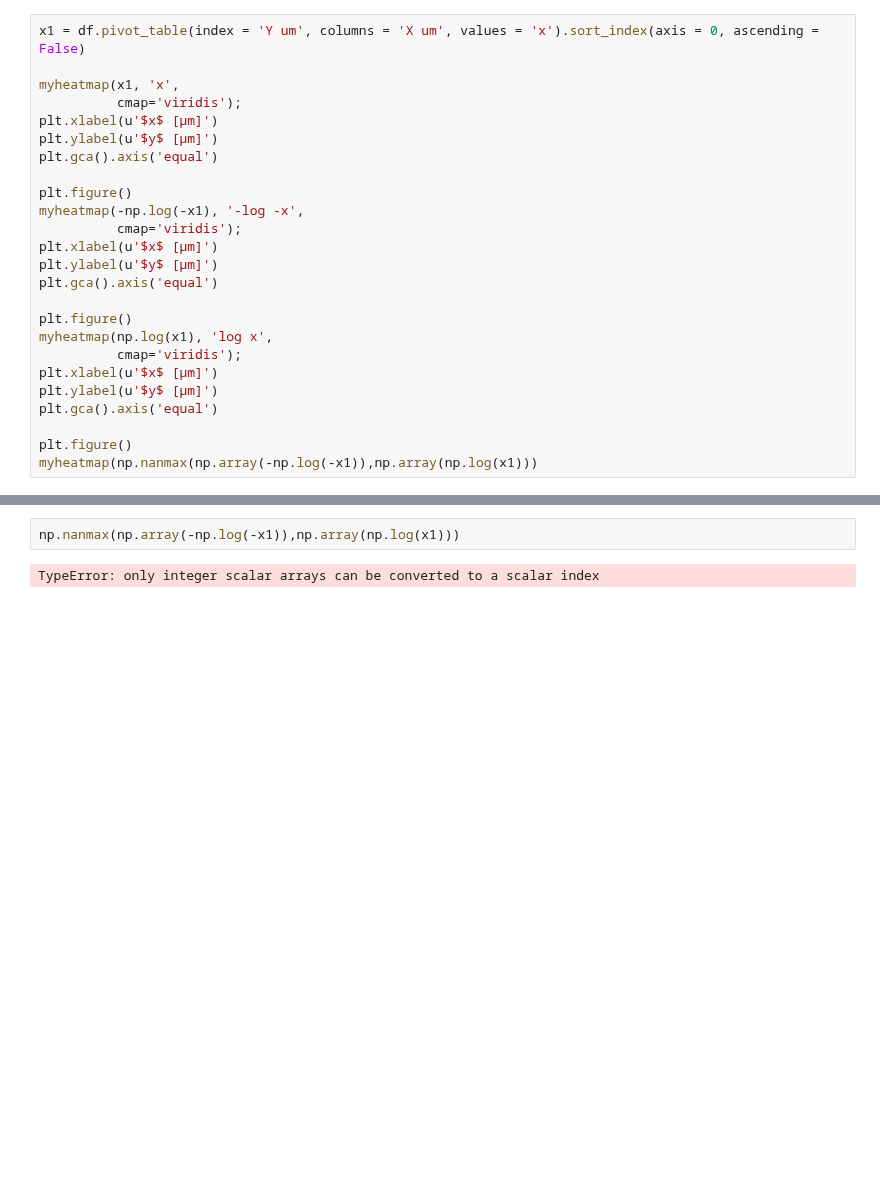
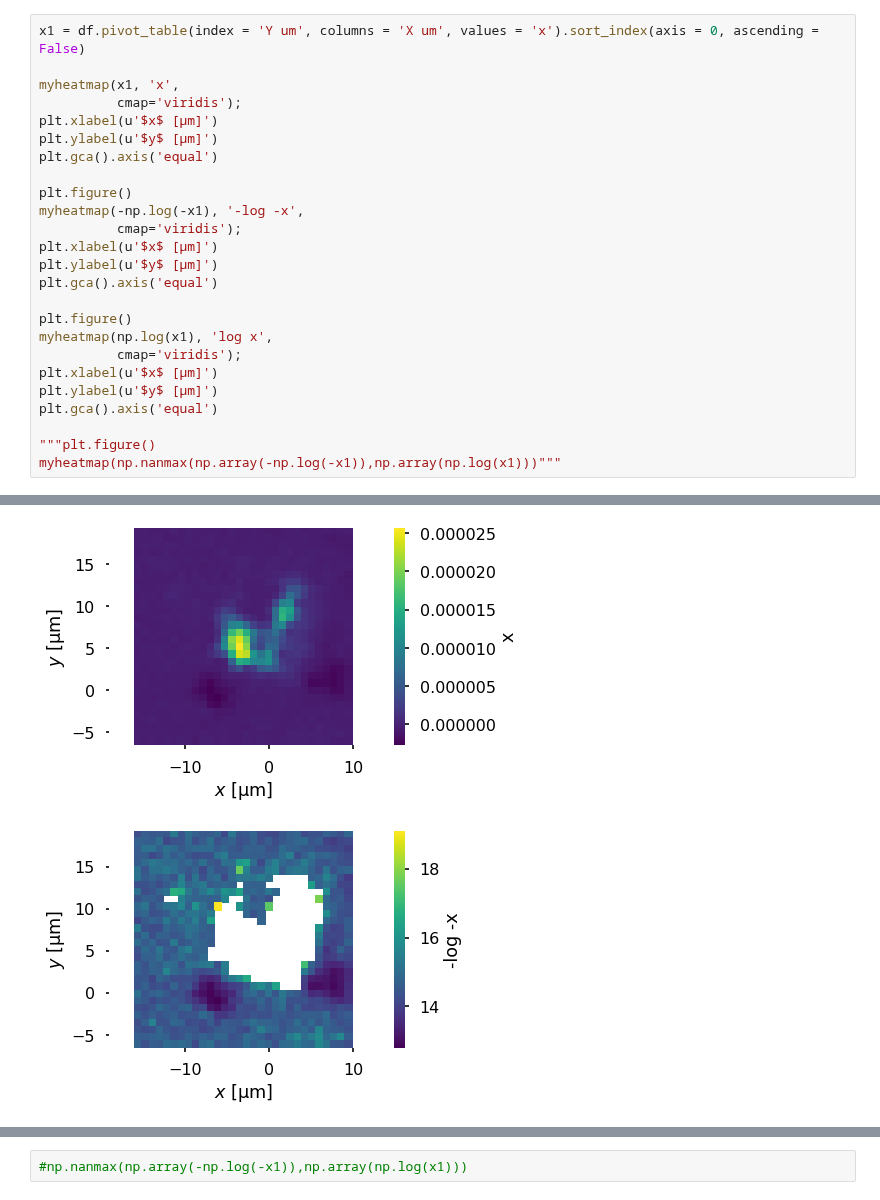
Before and after one commit to horowitz-lab/NetMAP, a Jupyter notebook: Mode Maps.ipynb, the cells around one changed output, grey strips where cells are left out. Saved outputs shown, nothing was run; the diff lists cells and outputs as text; blank space fills up the shorter version.

```diff
--- a/Mode Maps.ipynb
+++ b/Mode Maps.ipynb
@@ -321,6 +324,6 @@ plt.xlabel(u'$x$ [μm]')
 plt.ylabel(u'$y$ [μm]')
 plt.gca().axis('equal')
 
-plt.figure()
-myheatmap(np.nanmax(np.array(-np.log(-x1)),np.array(np.log(x1)))
+"""plt.figure()
+myheatmap(np.nanmax(np.array(-np.log(-x1)),np.array(np.log(x1)))"""
 # %% [output]
@@ -327,0 +331,2 @@ SyntaxError: unexpected EOF while parsing (<ipython-input-16-54d34eda588f>, line
+[figure, added]
+[figure, added]
@@ -328,7 +334,5 @@ SyntaxError: unexpected EOF while parsing (<ipython-input-16-54d34eda588f>, line
 # %%
-np.nanmax(np.array(-np.log(-x1)),np.array(np.log(x1)))
+#np.nanmax(np.array(-np.log(-x1)),np.array(np.log(x1)))
-# %% [output]
-TypeError: only integer scalar arrays can be converted to a scalar index
 # %%
 
 
```
Also changed, not shown: parts of 10 cells of this notebook, 1 other file.
